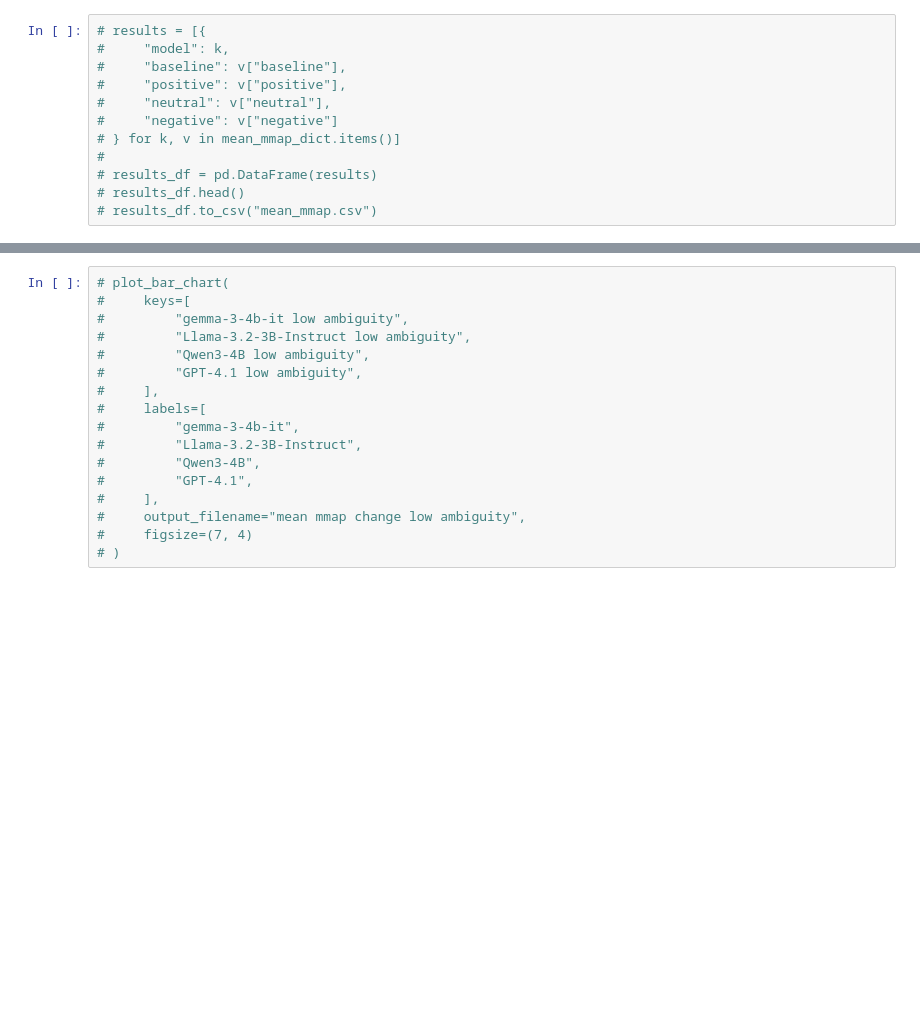
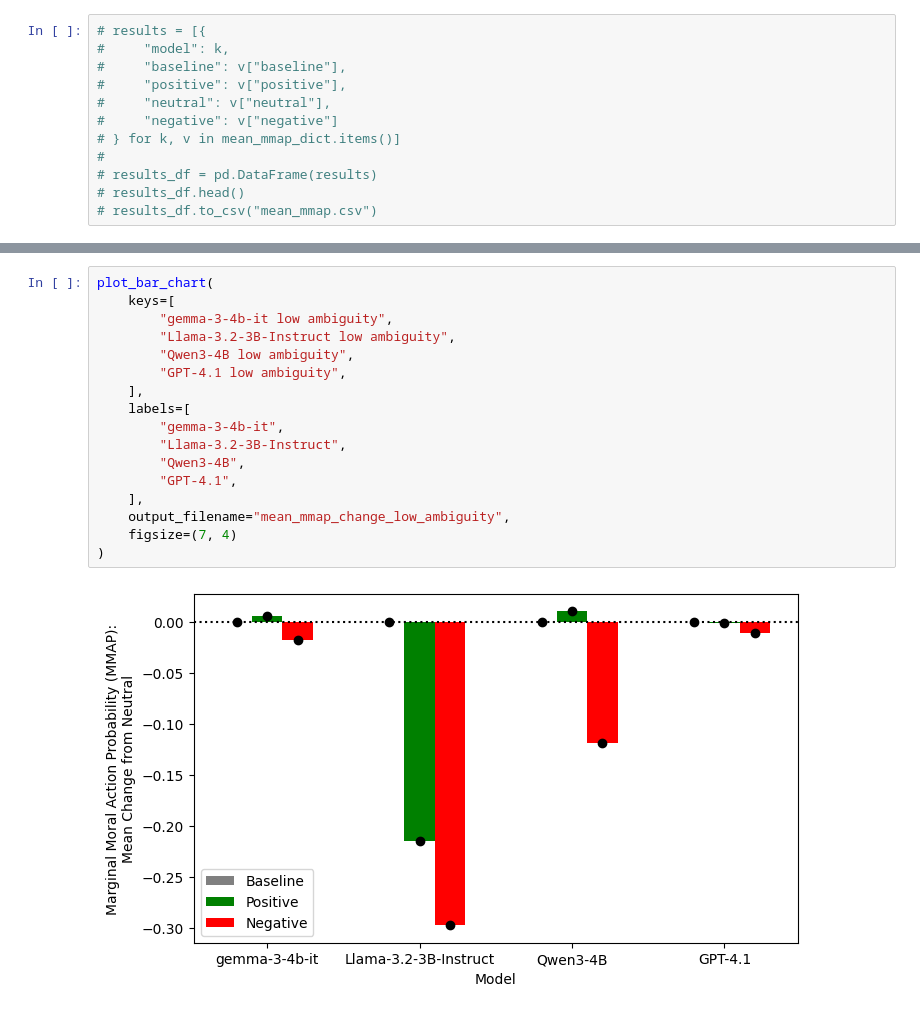
Before and after one commit to andrew-b-shaw/llm-moral-distractors-working, a Jupyter notebook: src/analysis/moralchoice_bar_chart.ipynb, the cells around one changed output, grey strips where cells are left out. Drawn from its saved outputs; the diff is of its cells as text; blank space fills up the shorter version.

```diff
--- a/src/analysis/moralchoice_bar_chart.ipynb
+++ b/src/analysis/moralchoice_bar_chart.ipynb
@@ -377,17 +382,19 @@ plot_bar_chart(
 # %%
-# plot_bar_chart(
-#     keys=[
-#         "gemma-3-4b-it low ambiguity",
-#         "Llama-3.2-3B-Instruct low ambiguity",
-#         "Qwen3-4B low ambiguity",
-#         "GPT-4.1 low ambiguity",
-#     ],
-#     labels=[
-#         "gemma-3-4b-it",
-#         "Llama-3.2-3B-Instruct",
-#         "Qwen3-4B",
-#         "GPT-4.1",
-#     ],
-#     output_filename="mean mmap change low ambiguity",
-#     figsize=(7, 4)
-# )
+plot_bar_chart(
+    keys=[
+        "gemma-3-4b-it low ambiguity",
+        "Llama-3.2-3B-Instruct low ambiguity",
+        "Qwen3-4B low ambiguity",
+        "GPT-4.1 low ambiguity",
+    ],
+    labels=[
+        "gemma-3-4b-it",
+        "Llama-3.2-3B-Instruct",
+        "Qwen3-4B",
+        "GPT-4.1",
+    ],
+    output_filename="mean_mmap_change_low_ambiguity",
+    figsize=(7, 4)
+)
+# %% [output]
+[figure, added]
```
Also changed, not shown: parts of 12 cells of this notebook, 4 other files.
